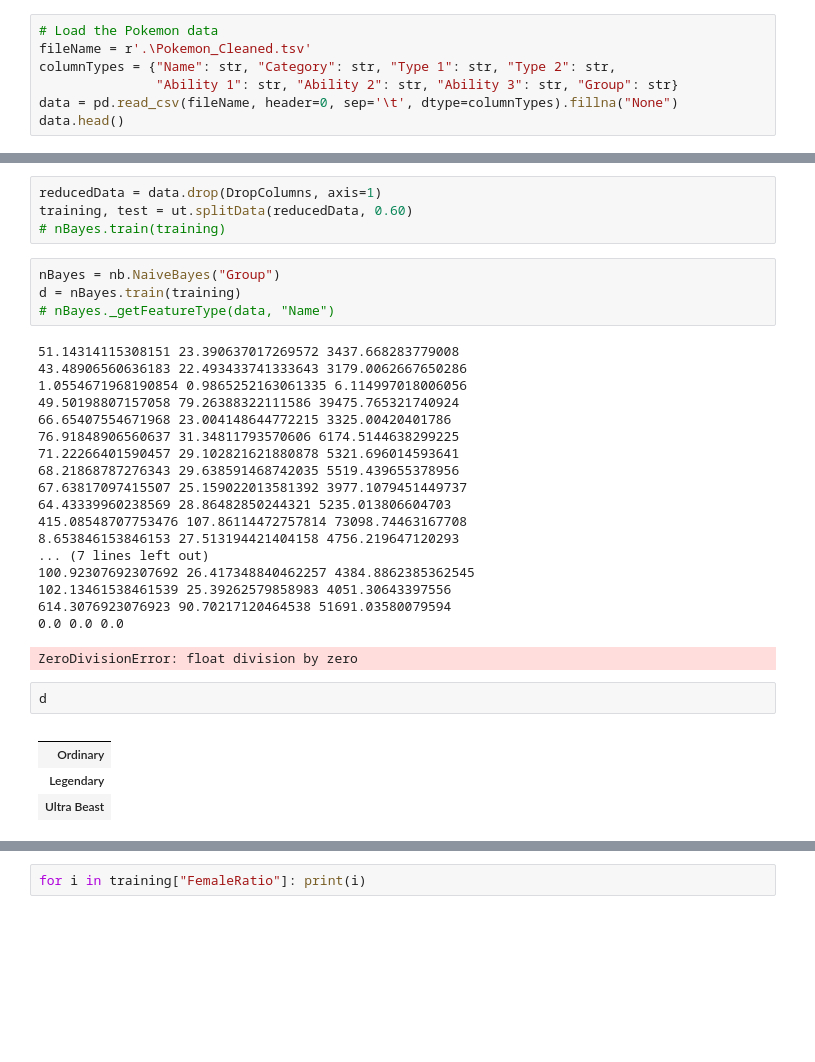
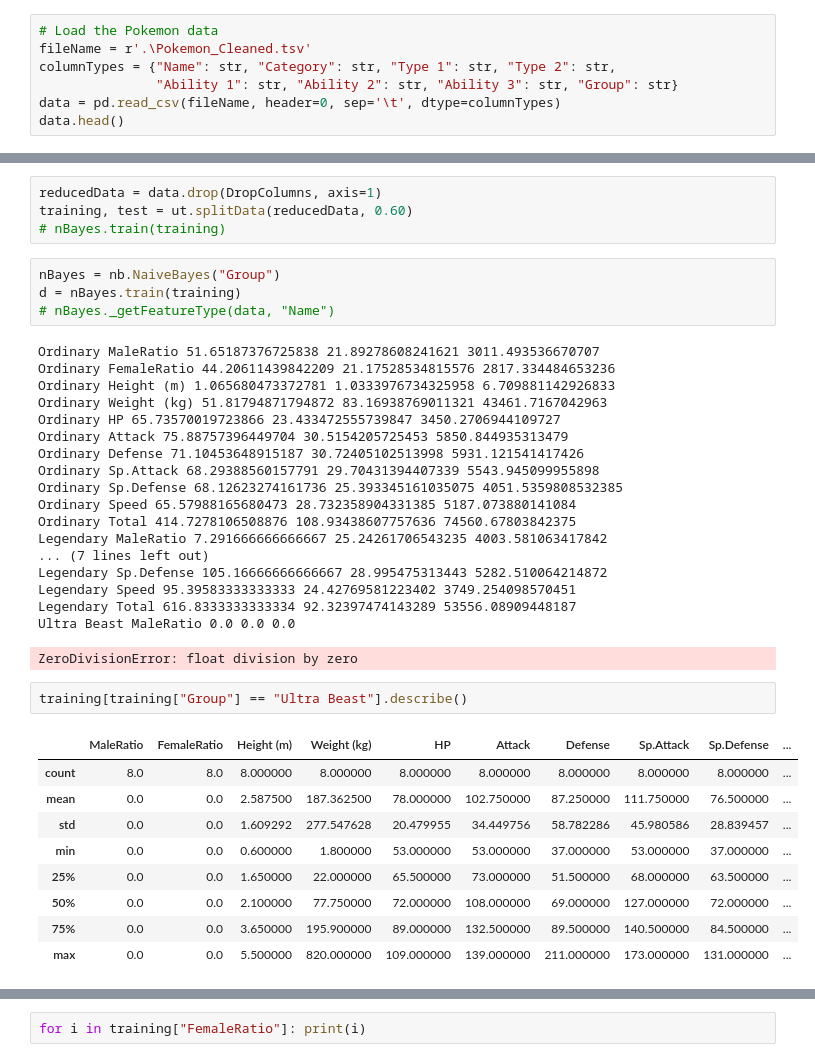
Before and after one commit to pandabytes/PokemonDatamining, a Jupyter notebook: predictors/Pokemon.ipynb, the cells around one changed output, grey strips where cells are left out. Saved outputs shown, nothing was run; the diff lists cells and outputs as text; blank space fills up the shorter version.

Commit message:
Replace blank value with "None" string in .tsv
* Need to handle zero standard deviation in continuous feature for naive
bayes
* Need to see all feature values of each feature to compute
probabilities

```diff
--- a/predictors/Pokemon.ipynb
+++ b/predictors/Pokemon.ipynb
@@ -59,7 +59,7 @@ def getDistinctValues(dataFrame, columnName, sep):
 fileName = r'.\Pokemon_Cleaned.tsv'
 columnTypes = {"Name": str, "Category": str, "Type 1": str, "Type 2": str,
                "Ability 1": str, "Ability 2": str, "Ability 3": str, "Group": str}
-data = pd.read_csv(fileName, header=0, sep='\t', dtype=columnTypes).fillna("None")
+data = pd.read_csv(fileName, header=0, sep='\t', dtype=columnTypes)
 data.head()
 # %% [output]
 |  | Generation | Pokedex# | Name | Category | Type 1 | Type 2 | Ability 1 | Ability 2 | Ability 3 | MaleRatio | ... |
@@ -153,28 +153,33 @@ nBayes = nb.NaiveBayes("Group")
 d = nBayes.train(training)
 # nBayes._getFeatureType(data, "Name")
 # %% [output]
-51.14314115308151 23.390637017269572 3437.668283779008
-43.48906560636183 22.493433741333643 3179.0062667650286
-1.0554671968190854 0.9865252163061335 6.114997018006056
-49.50198807157058 79.26388322111586 39475.765321740924
-66.65407554671968 23.004148644772215 3325.00420401786
-76.91848906560637 31.34811793570606 6174.5144638299225
-71.22266401590457 29.102821621880878 5321.696014593641
-68.21868787276343 29.638591468742035 5519.439655378956
-67.63817097415507 25.159022013581392 3977.1079451449737
-64.43339960238569 28.86482850244321 5235.013806604703
-415.08548707753476 107.86114472757814 73098.74463167708
-8.653846153846153 27.513194421404158 4756.219647120293
+Ordinary MaleRatio 51.65187376725838 21.89278608241621 3011.493536670707
+Ordinary FemaleRatio 44.20611439842209 21.17528534815576 2817.334484653236
+Ordinary Height (m) 1.065680473372781 1.0333976734325958 6.709881142926833
+Ordinary Weight (kg) 51.81794871794872 83.16938769011321 43461.7167042963
+Ordinary HP 65.73570019723866 23.433472555739847 3450.2706944109727
+Ordinary Attack 75.88757396449704 30.5154205725453 5850.844935313479
+Ordinary Defense 71.10453648915187 30.72405102513998 5931.121541417426
+Ordinary Sp.Attack 68.29388560157791 29.70431394407339 5543.945099955898
+Ordinary Sp.Defense 68.12623274161736 25.393345161035075 4051.5359808532385
+Ordinary Speed 65.57988165680473 28.732358904331385 5187.073880141084
+Ordinary Total 414.7278106508876 108.93438607757636 74560.67803842375
+Legendary MaleRatio 7.291666666666667 25.24261706543235 4003.581063417842
 ... (7 lines left out)
-100.92307692307692 26.417348840462257 4384.8862385362545
-102.13461538461539 25.39262579858983 4051.30643397556
-614.3076923076923 90.70217120464538 51691.03580079594
-0.0 0.0 0.0
+Legendary Sp.Defense 105.16666666666667 28.995475313443 5282.510064214872
+Legendary Speed 95.39583333333333 24.42769581223402 3749.254098570451
+Legendary Total 616.8333333333334 92.32397474143289 53556.08909448187
+Ultra Beast MaleRatio 0.0 0.0 0.0
 ZeroDivisionError: float division by zero
-# %%
-d
-# %% [output]
-|  |
-| Ordinary |
-| Legendary |
-| Ultra Beast |
+# %%
+training[training["Group"] == "Ultra Beast"].describe()
+# %% [output]
+|  | MaleRatio | FemaleRatio | Height (m) | Weight (kg) | HP | Attack | Defense | Sp.Attack | Sp.Defense | ... |
+| count | 8.0 | 8.0 | 8.000000 | 8.000000 | 8.000000 | 8.000000 | 8.000000 | 8.000000 | 8.000000 | ... |
+| mean | 0.0 | 0.0 | 2.587500 | 187.362500 | 78.000000 | 102.750000 | 87.250000 | 111.750000 | 76.500000 | ... |
+| std | 0.0 | 0.0 | 1.609292 | 277.547628 | 20.479955 | 34.449756 | 58.782286 | 45.980586 | 28.839457 | ... |
+| min | 0.0 | 0.0 | 0.600000 | 1.800000 | 53.000000 | 53.000000 | 37.000000 | 53.000000 | 37.000000 | ... |
+| 25% | 0.0 | 0.0 | 1.650000 | 22.000000 | 65.500000 | 73.000000 | 51.500000 | 68.000000 | 63.500000 | ... |
+| 50% | 0.0 | 0.0 | 2.100000 | 77.750000 | 72.000000 | 108.000000 | 69.000000 | 127.000000 | 72.000000 | ... |
+| 75% | 0.0 | 0.0 | 3.650000 | 195.900000 | 89.000000 | 132.500000 | 89.500000 | 140.500000 | 84.500000 | ... |
+| max | 0.0 | 0.0 | 5.500000 | 820.000000 | 109.000000 | 139.000000 | 211.000000 | 173.000000 | 131.000000 | ... |
```
Also changed, not shown: parts of 3 cells of this notebook, 2 other files.
